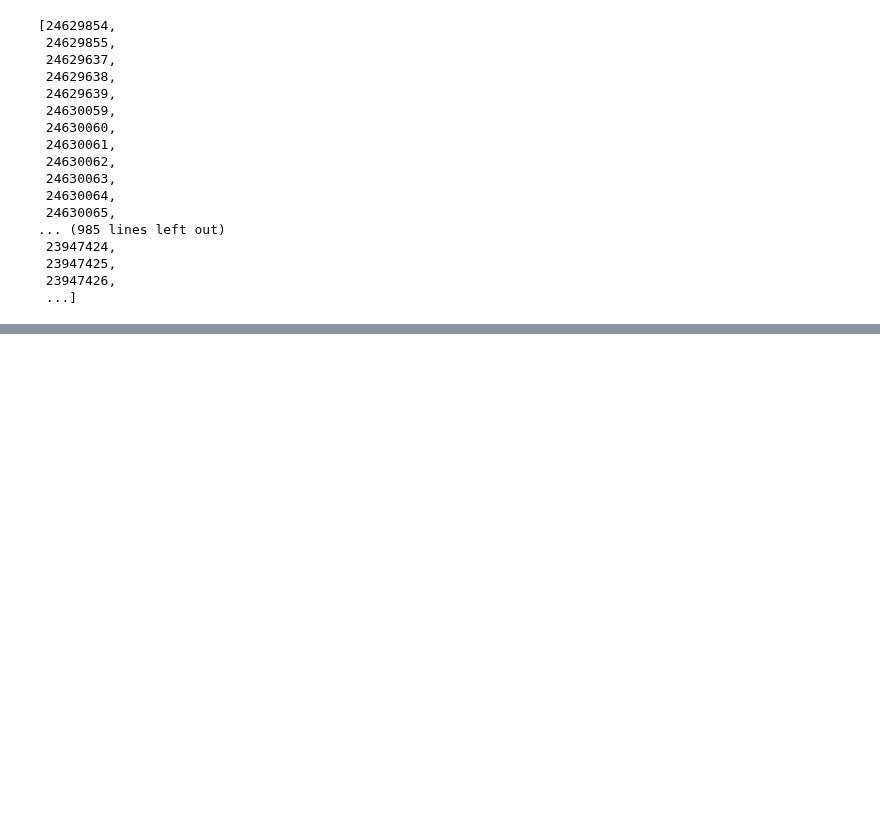
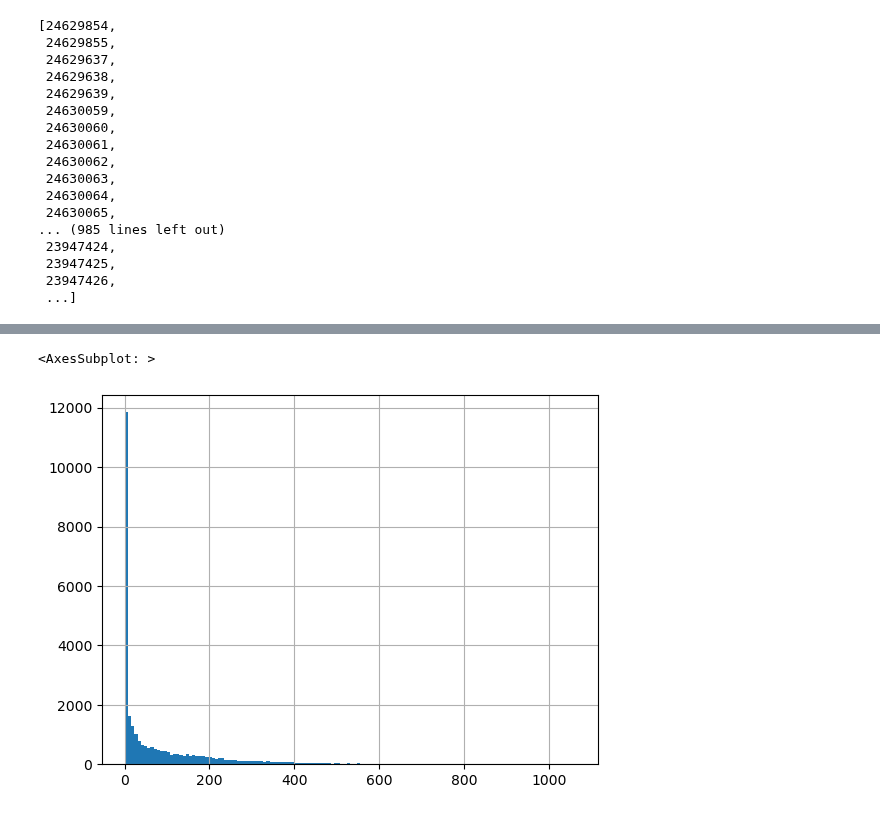
Before and after one commit to CovingtonResearchGroup/sinkhole_analysis, a Jupyter notebook: soils-analysis.ipynb, the cells around one changed output, grey strips where cells are left out. Drawn from its saved outputs; the diff is of its cells as text; code cells hidden in the pictures; blank space fills up the shorter version.

```diff
--- a/soils-analysis.ipynb
+++ b/soils-analysis.ipynb
@@ -250,3 +265,20 @@ fixed_cokeys
  23947425,
  23947426,
  ...]
+# %%
+import rasterio as rio
+import os
+os.environ['USE_PYGEOS'] = '0'
+import geopandas as gpd
+import pandas as pd
+import matplotlib.pyplot as plt
+import numpy as np
+from rasterstats import zonal_stats
+import seaborn as sns
+from scipy.stats import spearmanr, pearsonr
+
+raster_key = pd.read_excel('raster-data-key.xlsx', index_col=0)
+
+p_karst_df = gpd.read_file('share/analysis-layers/processed_hucs.shp')
+# Raster data is in EPSG:4326
+p_karst_df_4326 = p_karst_df.to_crs("4326")
@@ -252,0 +388,5 @@ fixed_cokeys
+# %%
+df_zonal_stats['mean'].hist(bins=140)
+# %% [output]
+<AxesSubplot: >
+[figure, added]
```
Also changed, not shown: parts of 21 cells of this notebook, 2 other files.
